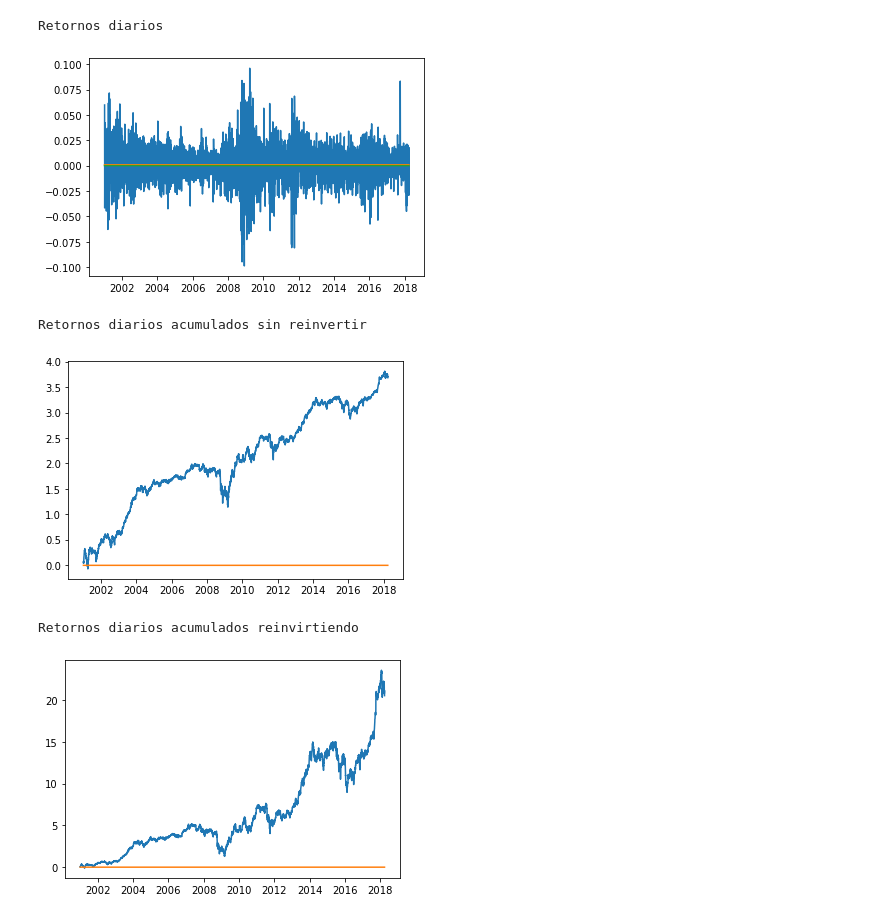
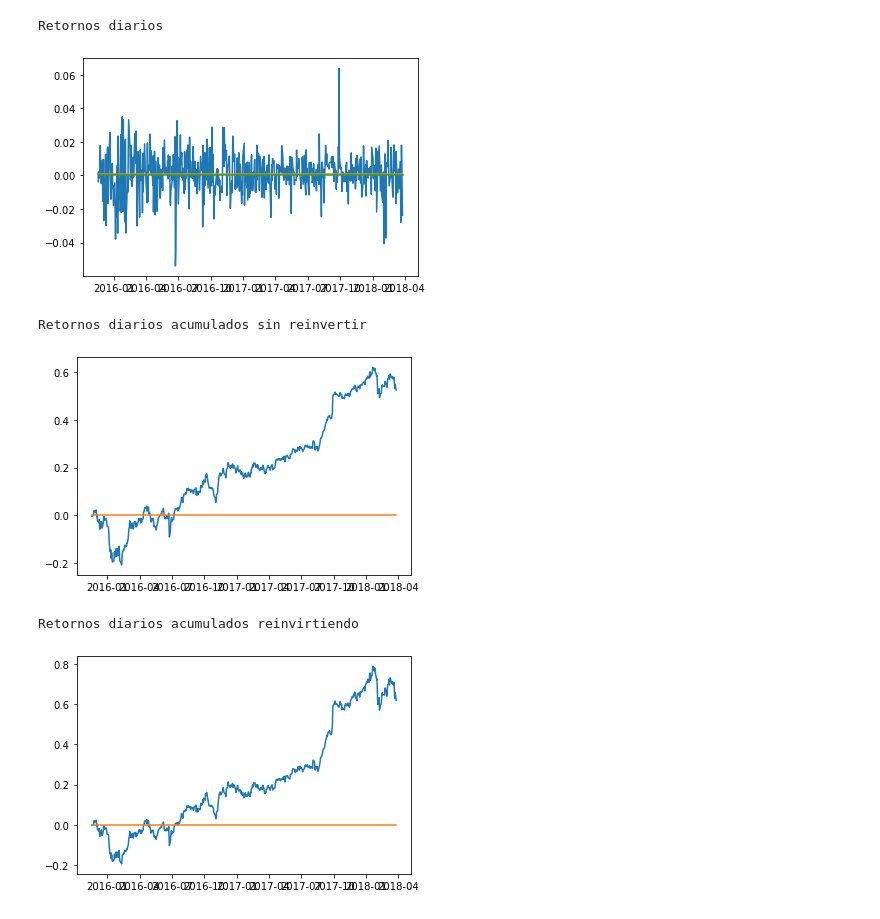
Before and after one commit to manueldecesar/LABQT, a Jupyter notebook: LABQT.ipynb, the cells around one changed output. Saved outputs shown, nothing was run; the diff lists cells and outputs as text; code cells hidden in the pictures.

```diff
--- a/LABQT.ipynb
+++ b/LABQT.ipynb
@@ -275 +276,8 @@ df['adj_close_vwm_py']=df.reset_index('ticker').groupby('ticker').apply(lambda g
 #df.loc['AMZN']
+# %%
+#Filtramos NaN
+print(len(df))
+df=df.dropna()
+df=df.reset_index()
+df=df.set_index(['ticker','date'])
+print(len(df))
@@ -289,3 +300,10 @@ df['return_f_d']=df.groupby(level='ticker')['adj_close'].pct_change().shift(peri
 # %%
 #Calculamos target (retorno>0)
 df['return_gt_0']=df.apply(lambda x: 1 if x['return_f_d']>0 else 0, axis=1)
+# %%
+#Filtramos NaN
+print(len(df))
+df=df.dropna()
+df=df.reset_index()
+df=df.set_index(['ticker','date'])
+print(len(df))
@@ -292,5 +313,5 @@ df['return_gt_0']=df.apply(lambda x: 1 if x['return_f_d']>0 else 0, axis=1)
 # %%
 #Seleccionar date (para validación), features finales y target
-df=df.reset_index()[['date','return_d','return_w','return_m','return_y','return_m_pw','return_m_pm','return_m_py','volatility_w_rd','volatility_m_rd','volatility_y_rd','return_vwm_pw','return_vwm_pm','return_vwm_py','return_gt_0']]
+#df=df.reset_index()[['date','return_d','return_w','return_m','return_y','return_m_pw','return_m_pm','return_m_py','volatility_w_rd','volatility_m_rd','volatility_y_rd','return_vwm_pw','return_vwm_pm','return_vwm_py','return_gt_0']]
 df
 # %% [output]
@@ -326,0 +341,14 @@ print(len(df))
+# %%
+#Preparamos datasets de train y de test
+df=df.sort_values('date')
+lim=int(len(df)*.8)
+X_train, y_train = df[['return_d','return_w','return_m','return_y','return_m_pw','return_m_pm','return_m_py','volatility_w_rd','volatility_m_rd','volatility_y_rd','return_vwm_pw','return_vwm_pm','return_vwm_py','sector_Basic Industries',
+       'sector_Capital Goods', 'sector_Consumer Non-Durables',
+       'sector_Consumer Services', 'sector_Energy', 'sector_Finance',
+       'sector_Health Care', 'sector_Public Utilities', 'sector_Technology',
+       'sector_Transportation']][0:lim],df[['return_gt_0']][0:lim].return_gt_0.values
+X_test, y_test = df[['return_d','return_w','return_m','return_y','return_m_pw','return_m_pm','return_m_py','volatility_w_rd','volatility_m_rd','volatility_y_rd','return_vwm_pw','return_vwm_pm','return_vwm_py','sector_Basic Industries',
+       'sector_Capital Goods', 'sector_Consumer Non-Durables',
+       'sector_Consumer Services', 'sector_Energy', 'sector_Finance',
+       'sector_Health Care', 'sector_Public Utilities', 'sector_Technology',
+       'sector_Transportation']][lim:-1],df[['return_gt_0']][lim:-1].return_gt_0.values
@@ -416,27 +442,27 @@ sum(y_test.return_gt_0.values==y_pred)/len(y_test)
 # %%
-#Retornos diarios estrategia básica (estrategia de repartir a partes iguales entre todos los tickers diariamente)
-s=df.groupby('date')['return_d'].mean()
+#Retornos diarios estrategia dummy (estrategia de repartir a partes iguales entre todos los tickers diariamente)
+s=df[lim:-1].groupby('date')['return_f_d'].mean()
 print('Retornos diarios')
 plt.plot(s)
 plt.plot(s.index,[s.mean()]*len(s.index))
 plt.plot(s.index,[0]*len(s.index))
 plt.show()
 #Retornos diarios acumulados hasta la fecha sin reinvertir los retornos diarios
 print('Retornos diarios acumulados sin reinvertir')
 cs=s.cumsum()
 plt.plot(cs)
 plt.plot(cs.index,[0]*len(cs.index))
 plt.show()
 #Retornos diarios acumulados hasta la fecha reinvirtiendo los retornos diarios
 print('Retornos diarios acumulados reinvirtiendo')
 rcs=(s+1).cumprod()
 plt.plot(rcs-1)
 plt.plot(rcs.index,[0]*len(rcs.index))
 plt.show()
 # %% [output]
 Retornos diarios
-[figure, old version]
+[figure, new version]
 Retornos diarios acumulados sin reinvertir
-[figure, old version]
+[figure, new version]
 Retornos diarios acumulados reinvirtiendo
-[figure, old version]
+[figure, new version]
```
Also changed, not shown: parts of 36 cells of this notebook.
